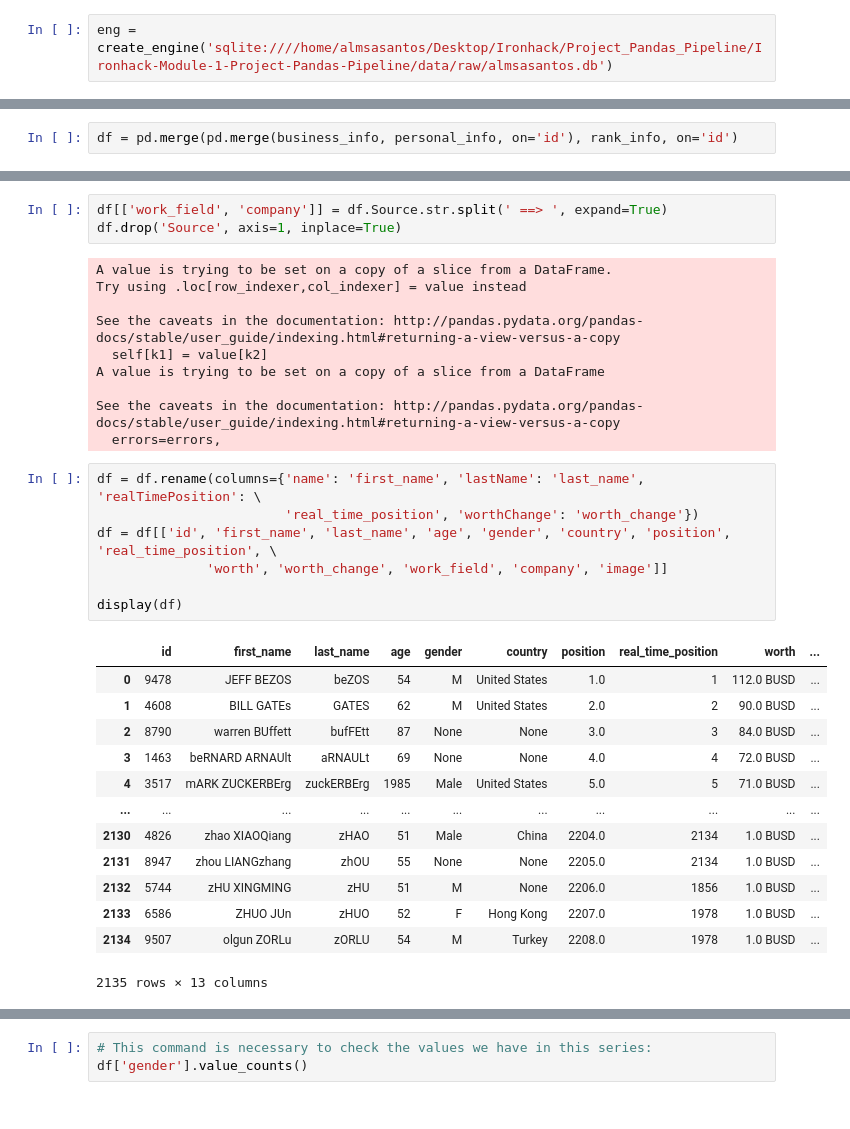
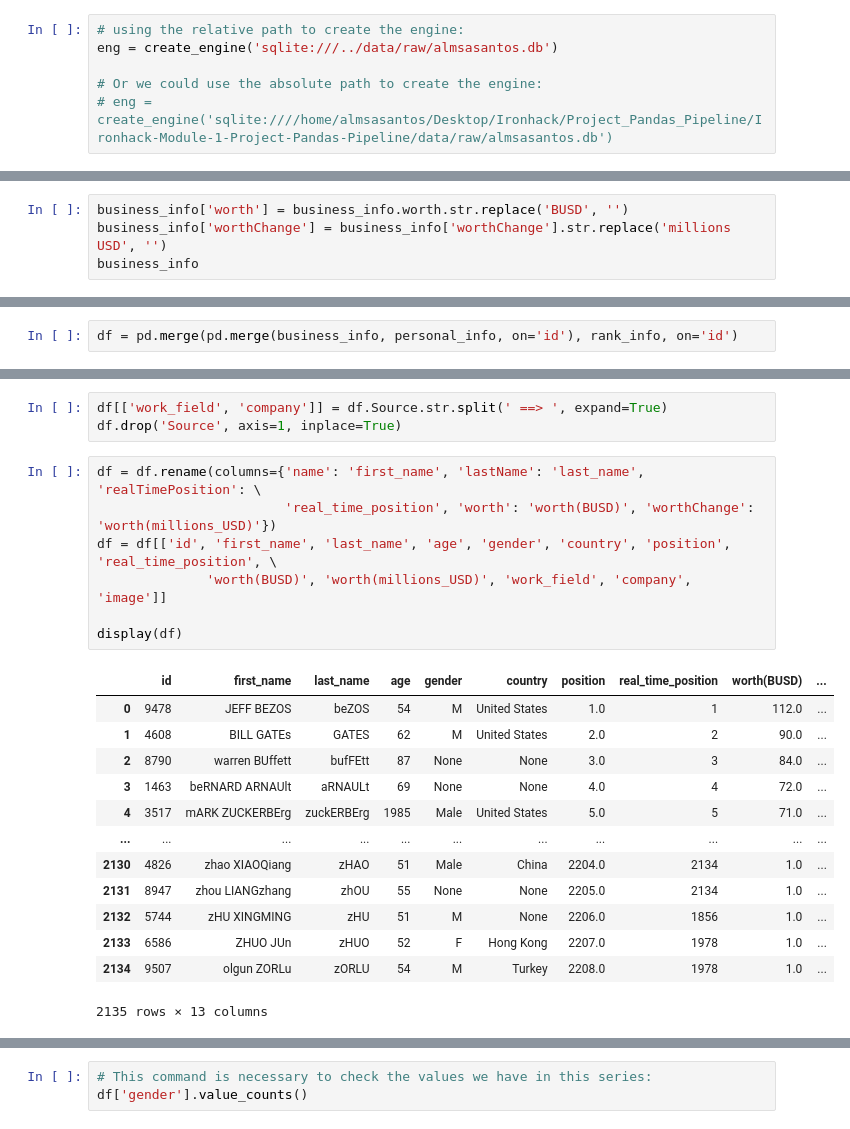
Before and after one commit to almsasantos/Ironhack-Module-1-Project---Project_Pandas_Pipelines-, a Jupyter notebook: notebooks/DataCleaning.ipynb, the cells around one changed output, grey strips where cells are left out. Drawn from its saved outputs; the diff is of its cells as text.

```diff
--- a/notebooks/DataCleaning.ipynb
+++ b/notebooks/DataCleaning.ipynb
@@ -10,5 +13,9 @@ import datetime
 # %%
-eng = create_engine('sqlite:////home/almsasantos/Desktop/Ironhack/Project_Pandas_Pipeline/Ironhack-Module-1-Project-Pandas-Pipeline/data/raw/almsasantos.db')
+# using the relative path to create the engine:
+eng = create_engine('sqlite:///../data/raw/almsasantos.db')
+
+# Or we could use the absolute path to create the engine:
+# eng = create_engine('sqlite:////home/almsasantos/Desktop/Ironhack/Project_Pandas_Pipeline/Ironhack-Module-1-Project-Pandas-Pipeline/data/raw/almsasantos.db')
 # %%
 business_info = pd.read_sql_table('business_info', con=eng)
 display(business_info)
@@ -89,3 +96,7 @@ business_info
 | 2206 | 6586 | Manufacturing ==> printed circuit... | 1.0 BUSD | 0.0 millions USD | 1978 |
 | 2207 | 9507 | Diversified ==> diversified | 1.0 BUSD | nan millions USD | 1978 |
 2208 rows × 5 columns
+# %%
+business_info['worth'] = business_info.worth.str.replace('BUSD', '')
+business_info['worthChange'] = business_info['worthChange'].str.replace('millions USD', '')
+business_info
@@ -200,36 +225,26 @@ df
 # %%
 df[['work_field', 'company']] = df.Source.str.split(' ==> ', expand=True)
 df.drop('Source', axis=1, inplace=True)
-# %% [output]
-A value is trying to be set on a copy of a slice from a DataFrame.
-Try using .loc[row_indexer,col_indexer] = value instead
-
-See the caveats in the documentation: http://pandas.pydata.org/pandas-docs/stable/user_guide/indexing.html#returning-a-view-versus-a-copy
-  self[k1] = value[k2]
-A value is trying to be set on a copy of a slice from a DataFrame
-
-See the caveats in the documentation: http://pandas.pydata.org/pandas-docs/stable/user_guide/indexing.html#returning-a-view-versus-a-copy
-  errors=errors,
 # %%
 df = df.rename(columns={'name': 'first_name', 'lastName': 'last_name', 'realTimePosition': \
-                        'real_time_position', 'worthChange': 'worth_change'})
+                        'real_time_position', 'worth': 'worth(BUSD)', 'worthChange': 'worth(millions_USD)'})
 df = df[['id', 'first_name', 'last_name', 'age', 'gender', 'country', 'position', 'real_time_position', \
-              'worth', 'worth_change', 'work_field', 'company', 'image']]
+              'worth(BUSD)', 'worth(millions_USD)', 'work_field', 'company', 'image']]
 
 display(df)
 # %% [output]
-|  | id | first_name | last_name | age | gender | country | position | real_time_position | worth | ... |
-| 0 | 9478 | JEFF BEZOS | beZOS | 54 | M | United States | 1.0 | 1 | 112.0 BUSD | ... |
-| 1 | 4608 | BILL GATEs | GATES | 62 | M | United States | 2.0 | 2 | 90.0 BUSD | ... |
-| 2 | 8790 | warren BUffett | bufFEtt | 87 | None | None | 3.0 | 3 | 84.0 BUSD | ... |
-| 3 | 1463 | beRNARD ARNAUlt | aRNAULt | 69 | None | None | 4.0 | 4 | 72.0 BUSD | ... |
-| 4 | 3517 | mARK ZUCKERBErg | zuckERBErg | 1985 | Male | United States | 5.0 | 5 | 71.0 BUSD | ... |
+|  | id | first_name | last_name | age | gender | country | position | real_time_position | worth(BUSD) | ... |
+| 0 | 9478 | JEFF BEZOS | beZOS | 54 | M | United States | 1.0 | 1 | 112.0 | ... |
+| 1 | 4608 | BILL GATEs | GATES | 62 | M | United States | 2.0 | 2 | 90.0 | ... |
+| 2 | 8790 | warren BUffett | bufFEtt | 87 | None | None | 3.0 | 3 | 84.0 | ... |
+| 3 | 1463 | beRNARD ARNAUlt | aRNAULt | 69 | None | None | 4.0 | 4 | 72.0 | ... |
+| 4 | 3517 | mARK ZUCKERBErg | zuckERBErg | 1985 | Male | United States | 5.0 | 5 | 71.0 | ... |
 | ... | ... | ... | ... | ... | ... | ... | ... | ... | ... | ... |
-| 2130 | 4826 | zhao XIAOQiang | zHAO | 51 | Male | China | 2204.0 | 2134 | 1.0 BUSD | ... |
-| 2131 | 8947 | zhou LIANGzhang | zhOU | 55 | None | None | 2205.0 | 2134 | 1.0 BUSD | ... |
-| 2132 | 5744 | zHU XINGMING | zHU | 51 | M | None | 2206.0 | 1856 | 1.0 BUSD | ... |
-| 2133 | 6586 | ZHUO JUn | zHUO | 52 | F | Hong Kong | 2207.0 | 1978 | 1.0 BUSD | ... |
-| 2134 | 9507 | olgun ZORLu | zORLU | 54 | M | Turkey | 2208.0 | 1978 | 1.0 BUSD | ... |
+| 2130 | 4826 | zhao XIAOQiang | zHAO | 51 | Male | China | 2204.0 | 2134 | 1.0 | ... |
+| 2131 | 8947 | zhou LIANGzhang | zhOU | 55 | None | None | 2205.0 | 2134 | 1.0 | ... |
+| 2132 | 5744 | zHU XINGMING | zHU | 51 | M | None | 2206.0 | 1856 | 1.0 | ... |
+| 2133 | 6586 | ZHUO JUn | zHUO | 52 | F | Hong Kong | 2207.0 | 1978 | 1.0 | ... |
+| 2134 | 9507 | olgun ZORLu | zORLU | 54 | M | Turkey | 2208.0 | 1978 | 1.0 | ... |
 2135 rows × 13 columns
 # %%
 def column_title(df, ls):
```
Also changed, not shown: parts of 19 cells of this notebook.
